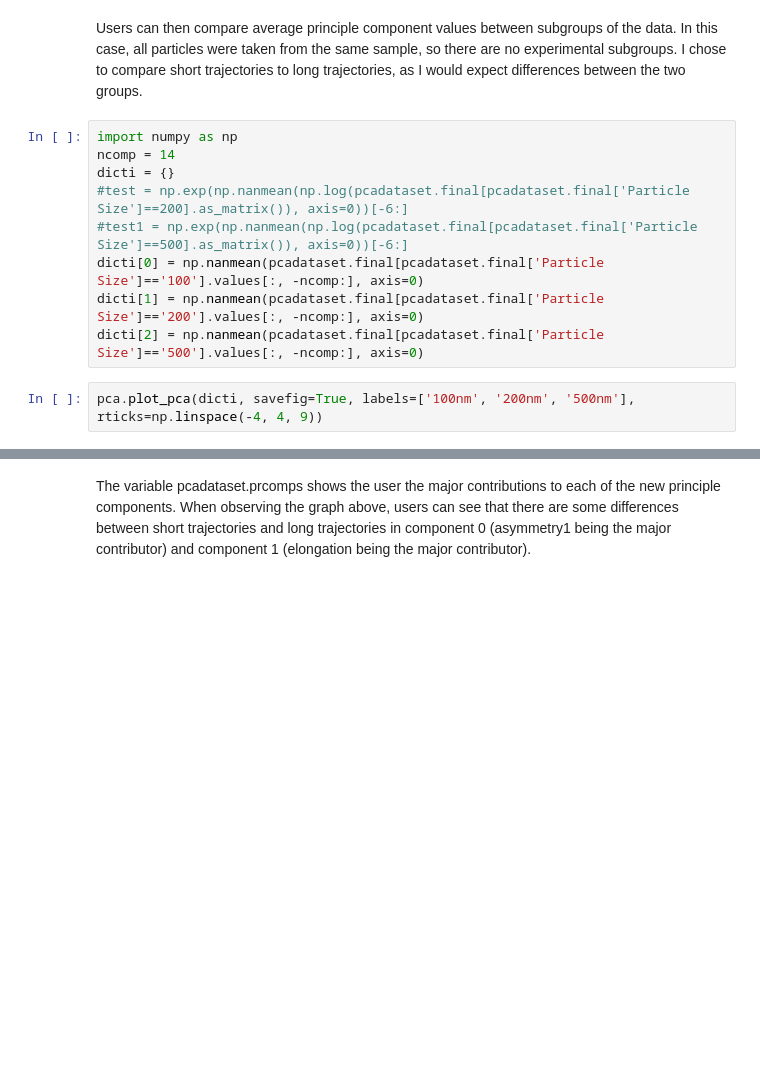
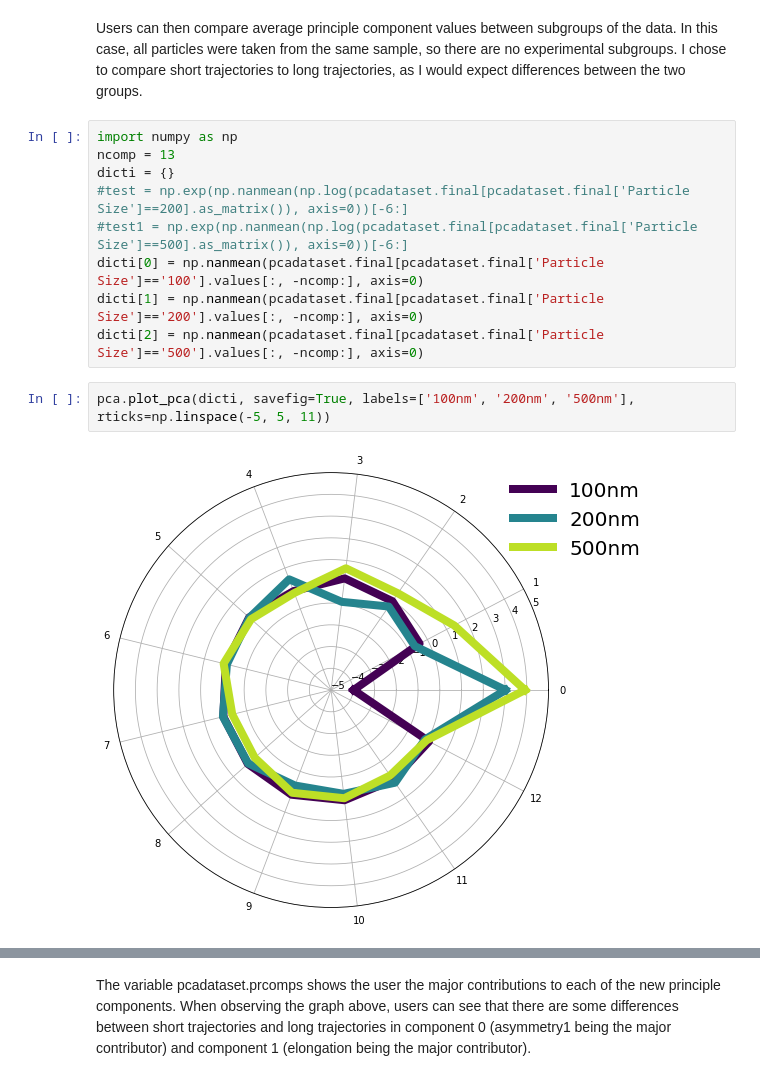
Before and after one commit to Nance-Lab/diff_classifier, a Jupyter notebook: notebooks/development/12_10_18_pca_size_redo_NN_alt.ipynb, the cells around one changed output, grey strips where cells are left out. Drawn from its saved outputs; the diff is of its cells as text; blank space fills up the shorter version.

```diff
--- a/notebooks/development/12_10_18_pca_size_redo_NN_alt.ipynb
+++ b/notebooks/development/12_10_18_pca_size_redo_NN_alt.ipynb
@@ -133,7 +131,7 @@ test
 Users can then compare average principle component values between subgroups of the data. In this case, all particles were taken from the same sample, so there are no experimental subgroups. I chose to compare short trajectories to long trajectories, as I would expect differences between the two groups.
 # %%
 import numpy as np
-ncomp = 14
+ncomp = 13
 dicti = {}
 #test = np.exp(np.nanmean(np.log(pcadataset.final[pcadataset.final['Particle Size']==200].as_matrix()), axis=0))[-6:]
 #test1 = np.exp(np.nanmean(np.log(pcadataset.final[pcadataset.final['Particle Size']==500].as_matrix()), axis=0))[-6:]
@@ -141,4 +139,6 @@ dicti[0] = np.nanmean(pcadataset.final[pcadataset.final['Particle Size']=='100']
 dicti[1] = np.nanmean(pcadataset.final[pcadataset.final['Particle Size']=='200'].values[:, -ncomp:], axis=0)
 dicti[2] = np.nanmean(pcadataset.final[pcadataset.final['Particle Size']=='500'].values[:, -ncomp:], axis=0)
 # %%
-pca.plot_pca(dicti, savefig=True, labels=['100nm', '200nm', '500nm'], rticks=np.linspace(-4, 4, 9))
+pca.plot_pca(dicti, savefig=True, labels=['100nm', '200nm', '500nm'], rticks=np.linspace(-5, 5, 11))
+# %% [output]
+[figure, added]
```
Also changed, not shown: parts of 11 cells of this notebook, 11 other files.
